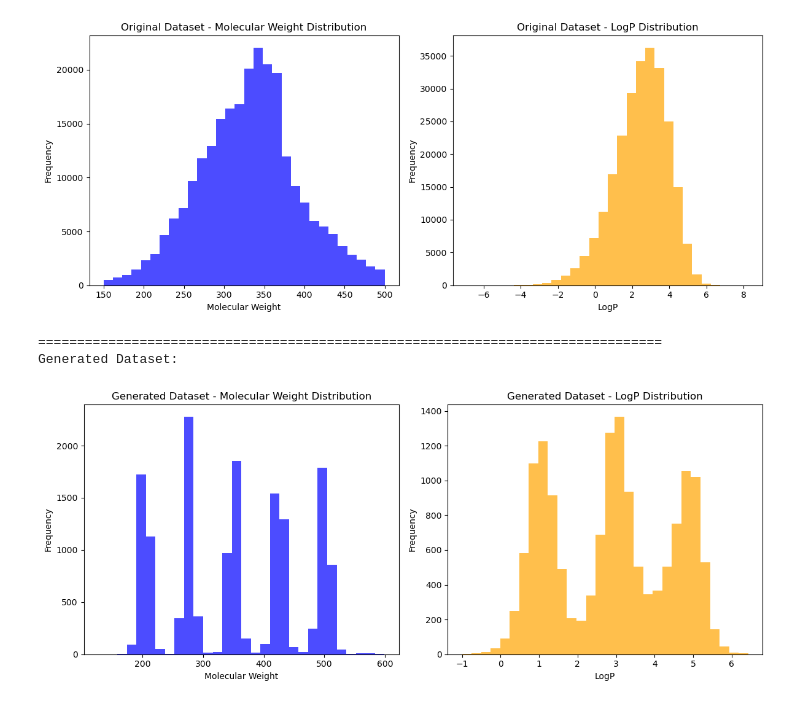
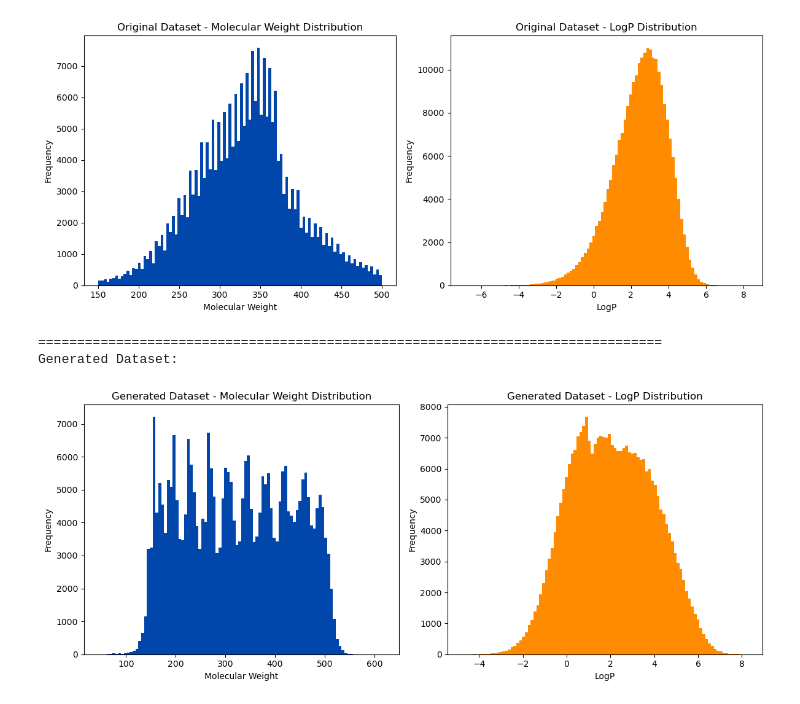
Before and after one commit to johanbaumann/dat675_project, a Jupyter notebook: vae/paper_based/CVAE/viz.ipynb, the cells around one changed output. Saved outputs shown, nothing was run; the diff lists cells and outputs as text; code cells hidden in the pictures.

```diff
--- a/vae/paper_based/CVAE/viz.ipynb
+++ b/vae/paper_based/CVAE/viz.ipynb
@@ -27,8 +27,9 @@ imported at: Thu Feb 19 13:26:11 2026
 # %%
 save_folder = "save/"
+run_name = "run_20260219_230438"
 file = "history.csv"
 
-df = pd.read_csv(save_folder + file)
+df = pd.read_csv(save_folder+run_name+"/"+file)
 print(df)
 
 def plot_history(df:pd.DataFrame, save_folder:str, file:str):
@@ -42,7 +43,7 @@ def plot_history(df:pd.DataFrame, save_folder:str, file:str):
     plt.title('Training and Validation Loss')
 
 
-    plt.savefig(save_folder + "history_plot.png")
+    plt.savefig(save_folder + run_name + "/history_plot.png")
     plt.show()
 
 
@@ -66,5 +67,5 @@ plot_history(df, save_folder, file)
 # %%
-resultant_path = 'CVAE_results.txt'
+resultant_path = 'CVAE_transformer_300k_test.txt'
 
 # first column is smiles,
 # second column is: MW, third column is LogP
@@ -120,8 +121,10 @@ def read_resultant_file(resultant_path:str):
     return gen_smiles, gen_properties
 
 smiles_list, properties_list = read_train_file(train_path)
+#
 
-df = pd.DataFrame({
+#NOTE: df_train has the training data, with columns: smiles, MW, LogP
+df_train = pd.DataFrame({
     'smiles': smiles_list,
     'MW': [prop[0] for prop in properties_list],
     'LogP': [prop[1] for prop in properties_list]
@@ -138,31 +141,34 @@ gen_df = pd.DataFrame({
 # %%
 def plot_prop_distribution(df:pd.DataFrame, save_folder:str,top_title_str:str="Property Distribution"):
     plt.figure(figsize=(12, 5))
 
+    nice_blue = '#0046AB'
+    nice_orange = '#FF8C00'
+
     plt.subplot(1, 2, 1)
-    plt.hist(df['MW'], bins=30, alpha=0.7, color='blue')
+    plt.hist(df['MW'], bins=100, alpha=1.0, color=nice_blue)
     plt.title(top_title_str + ' - Molecular Weight Distribution')
     plt.xlabel('Molecular Weight')
     plt.ylabel('Frequency')
 
     plt.subplot(1, 2, 2)
-    plt.hist(df['LogP'], bins=30, alpha=0.7, color='orange')
+    plt.hist(df['LogP'], bins=100, alpha=1.0, color=nice_orange)
     plt.title(top_title_str + ' - LogP Distribution')
     plt.xlabel('LogP')
     plt.ylabel('Frequency')
 
     plt.tight_layout()
-    plt.savefig(save_folder + "property_distribution.png")
+    plt.savefig(save_folder + run_name + "/property_distribution.png")
     plt.show()
-plot_prop_distribution(df, save_folder, top_title_str="Original Dataset")
+plot_prop_distribution(df_train, save_folder, top_title_str="Original Dataset")
 print(80*"=")
 print("Generated Dataset:")
 plot_prop_distribution(gen_df, save_folder, top_title_str="Generated Dataset")
 # %% [output]
-[figure, old version]
+[figure, new version]
 ================================================================================
 Generated Dataset:
-[figure, old version]
+[figure, new version]
 # %%
 # read molecules from file
 # has columns: smiles, MW, LogP, TPSA
```
Also changed, not shown: parts of 8 cells of this notebook, 2 other files.
